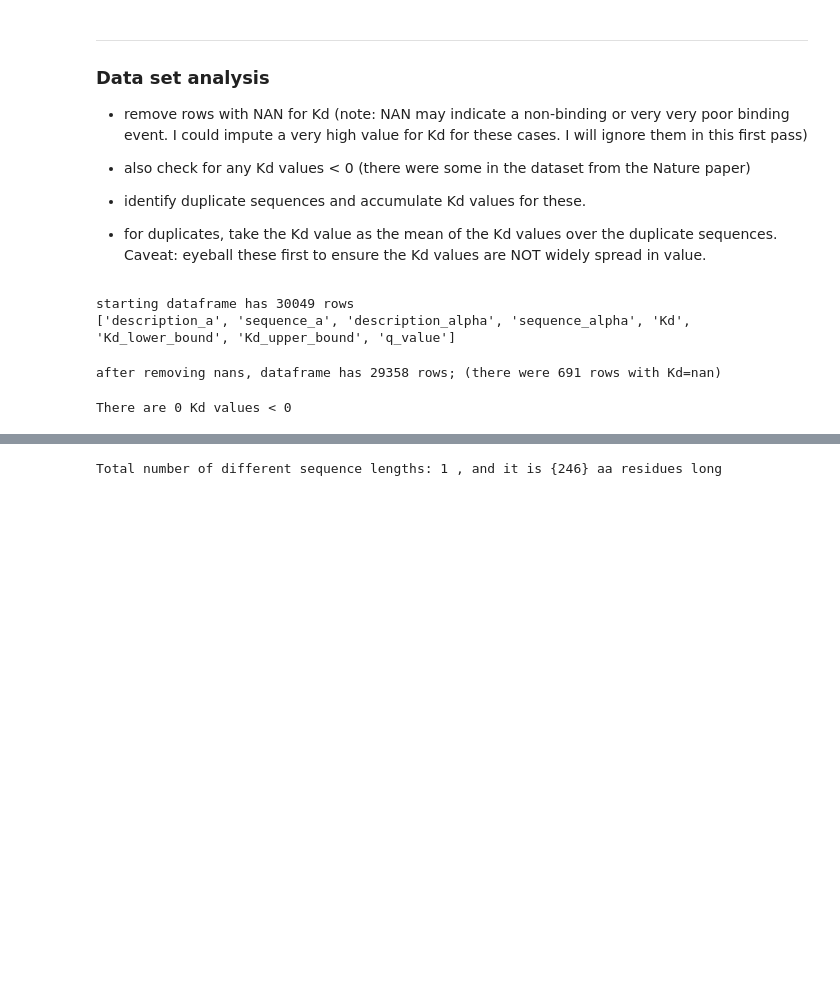
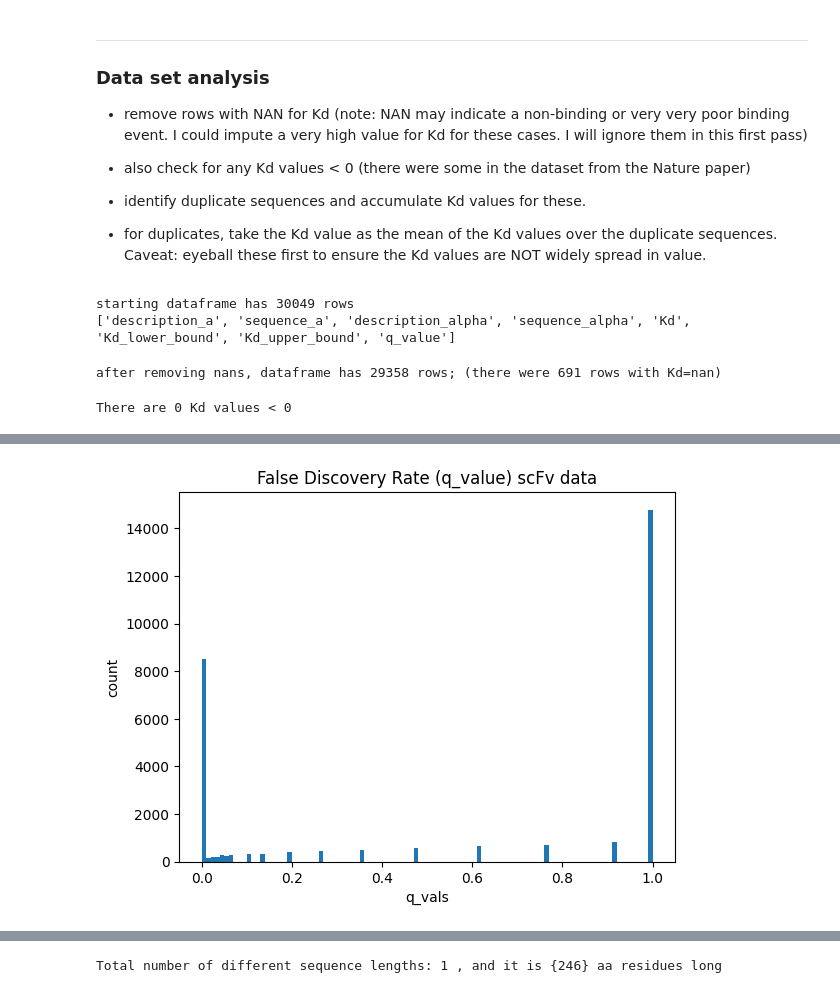
Before and after one commit to planaria158/BERT-antibody-antigen-binding-energy, a Jupyter notebook: notebooks/DataAnalysis.ipynb, the cells around one changed output, grey strips where cells are left out. Saved outputs shown, nothing was run; the diff lists cells and outputs as text; code cells hidden in the pictures; blank space fills up the shorter version.

```diff
--- a/notebooks/DataAnalysis.ipynb
+++ b/notebooks/DataAnalysis.ipynb
@@ -74,0 +98,9 @@ There are 0 Kd values < 0
+# %%
+qvals = df['q_value']
+plt.hist(qvals, bins=100)
+plt.xlabel('q_vals')
+plt.ylabel('count')
+plt.title('False Discovery Rate (q_value) scFv data')
+plt.show()
+# %% [output]
+[figure, added]
```
Also changed, not shown: parts of 13 cells of this notebook, 7 other files.
